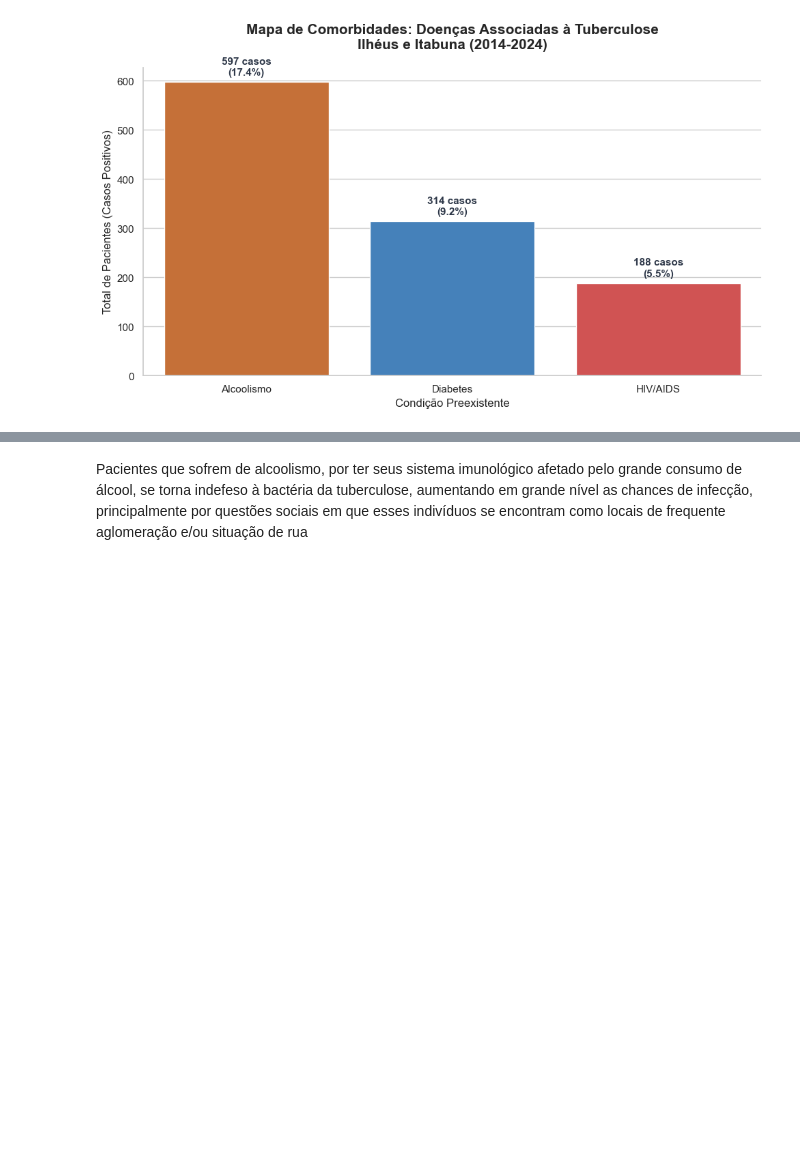
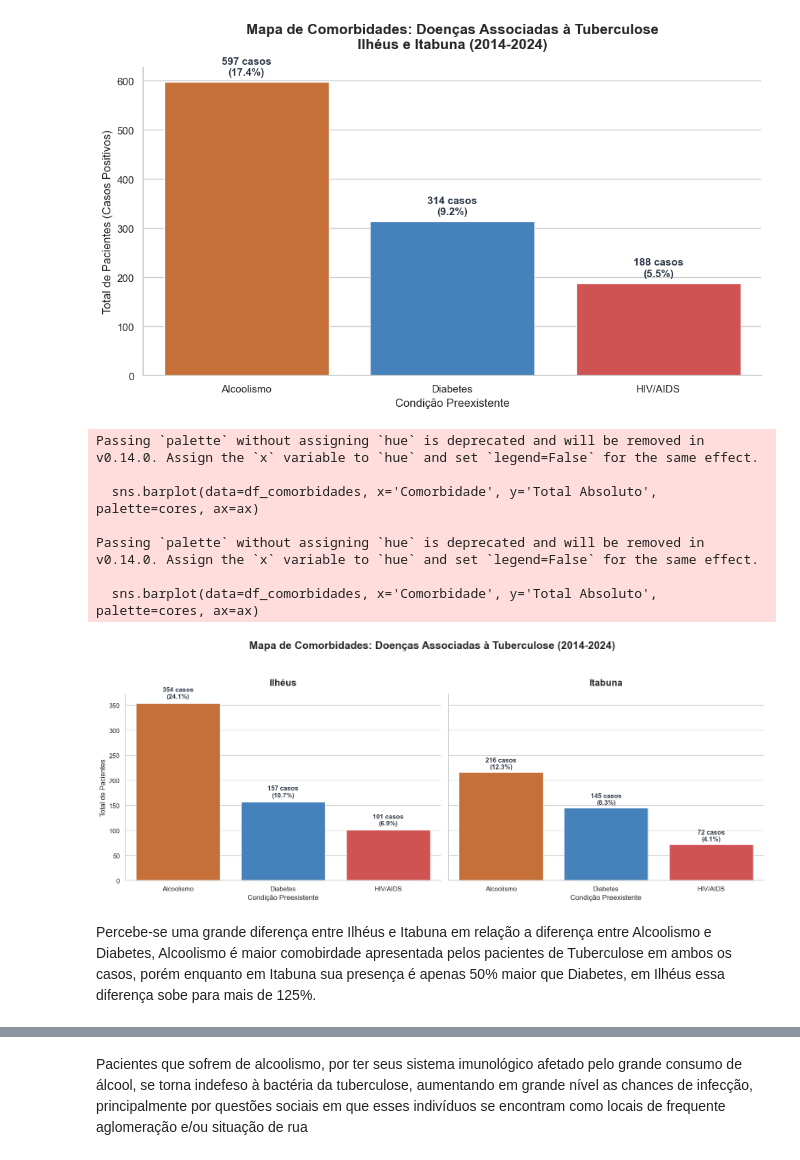
Before and after one commit to bcjesus-01/Analise-de-Dados-de-Tuberculose-DATASUS, a Jupyter notebook: notebooks/03_Análise_Descritiva_Temporal.ipynb, the cells around one changed output, grey strips where cells are left out. Saved outputs shown, nothing was run; the diff lists cells and outputs as text; code cells hidden in the pictures; blank space fills up the shorter version.

```diff
--- a/notebooks/03_Análise_Descritiva_Temporal.ipynb
+++ b/notebooks/03_Análise_Descritiva_Temporal.ipynb
@@ -269,3 +356,61 @@ Passing `palette` without assigning `hue` is deprecated and will be removed in v
 
   sns.barplot(data=df_comorbidades,
 [figure]
+# %%
+# Garantindo o mapeamento das cidades caso não tenha sido feito nesta célula
+if 'Nome_Municipio' not in df.columns:
+    df['Nome_Municipio'] = df['Municipio_Residencia'].map(mapa_cidades)
+fig, axes = plt.subplots(1, 2, figsize=(16, 6), sharey=True)
+cidades = ['Ilhéus', 'Itabuna']
+cores = ['#dd6b20', '#3182ce', '#e53e3e']
+
+for i, cidade in enumerate(cidades):
+    ax = axes[i]
+    df_cidade = df[df['Nome_Municipio'] == cidade]
+    total_pacientes = len(df_cidade)
+
+    dados_comorbidade = []
+    for coluna_original, nome_doenca in dicionario_comorbidades.items():
+        if coluna_original in df_cidade.columns:
+            casos_positivos = (df_cidade[coluna_original] == 1.0).sum()
+            taxa_percentual = (casos_positivos / total_pacientes) * 100 if total_pacientes > 0 else 0
+            dados_comorbidade.append({
+                'Comorbidade': nome_doenca,
+                'Total Absoluto': casos_positivos,
+                'Percentual (%)': taxa_percentual
+            })
+
+    df_comorbidades = pd.DataFrame(dados_comorbidade).sort_values(by='Total Absoluto', ascending=False)
+
+    sns.barplot(data=df_comorbidades, x='Comorbidade', y='Total Absoluto', palette=cores, ax=ax)
+
+    ax.set_title(f'{cidade}', fontsize=16, fontweight='bold', pad=15)
+    ax.set_xlabel('Condição Preexistente', fontsize=12)
+    ax.set_ylabel('Total de Pacientes' if i == 0 else '', fontsize=12)
+
+    # Adicionando rótulos nas barras
+    for j in range(df_comorbidades.shape[0]):
+        valor_absoluto = df_comorbidades['Total Absoluto'].iloc[j]
+        percentual = df_comorbidades['Percentual (%)'].iloc[j]
+        texto_barra = f"{valor_absoluto} casos\n({percentual:.1f}%)"
+
+        # O ajuste +10 foi trocado por uma margem dinâmica para evitar que o texto corte
+        margem = df_comorbidades['Total Absoluto'].max() * 0.02
+        ax.text(j, valor_absoluto + margem, texto_barra,
+                color='#2d3748', ha="center", va="bottom", fontsize=11, fontweight='bold')
+
+plt.suptitle('Mapa de Comorbidades: Doenças Associadas à Tuberculose (2014-2024)', fontsize=18, fontweight='bold', y=1.05)
+sns.despine()
+plt.tight_layout()
+plt.show()
+# %% [output]
+Passing `palette` without assigning `hue` is deprecated and will be removed in v0.14.0. Assign the `x` variable to `hue` and set `legend=False` for the same effect.
+
+  sns.barplot(data=df_comorbidades, x='Comorbidade', y='Total Absoluto', palette=cores, ax=ax)
+
+Passing `palette` without assigning `hue` is deprecated and will be removed in v0.14.0. Assign the `x` variable to `hue` and set `legend=False` for the same effect.
+
+  sns.barplot(data=df_comorbidades, x='Comorbidade', y='Total Absoluto', palette=cores, ax=ax)
+[figure, added]
+# %% [markdown]
+Percebe-se uma grande diferença entre Ilhéus e Itabuna em relação a diferença entre Alcoolismo e Diabetes, Alcoolismo é maior comobirdade apresentada pelos pacientes de Tuberculose em ambos os casos, porém enquanto em Itabuna sua presença é apenas 50% maior que Diabetes, em Ilhéus essa diferença sobe para mais de 125%.
```
Also changed, not shown: parts of 10 cells of this notebook, 1 other file.
